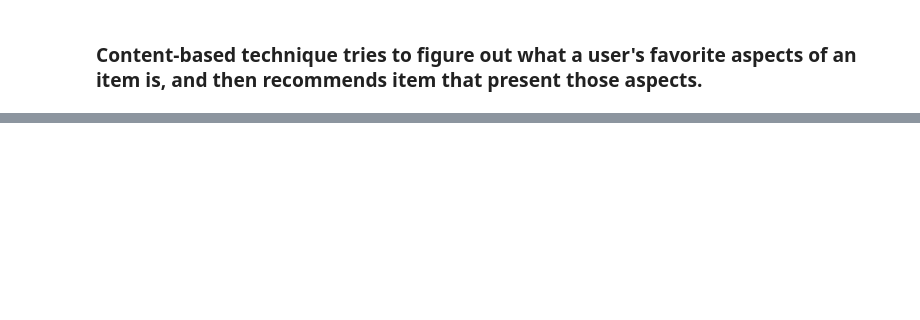
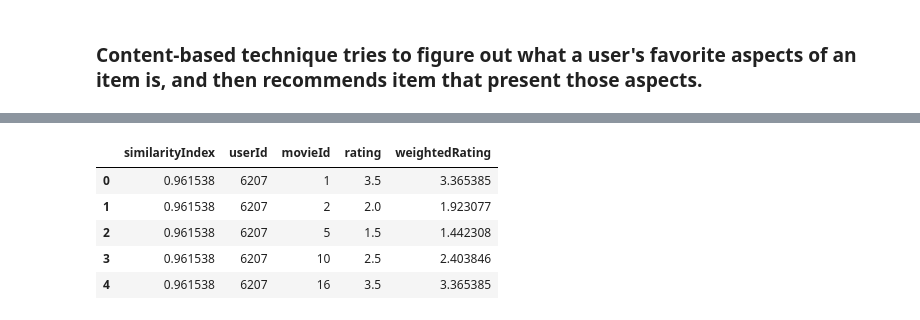
Before and after one commit to MirekMuras/Python-for-Data-Science-and-AI, a Jupyter notebook: Recommendation System .ipynb, the cells around one changed output, grey strips where cells are left out. Saved outputs shown, nothing was run; the diff lists cells and outputs as text; code cells hidden in the pictures; blank space fills up the shorter version.

```diff
--- a/Recommendation System .ipynb
+++ b/Recommendation System .ipynb
@@ -381,0 +513,6 @@ movies_df.loc[movies_df['movieId'].isin(recommendationTable_df.head(20).keys())]
+# %%
+# Sorting it, so user with movie most in common with the input will have priority
+userSubsetGroup = sorted(userSubsetGroup,  key=lambda x: len(x[1]), reverse=True)
+
+# check the first users
+userSubsetGroup[0:3]
@@ -381,0 +585,6 @@ movies_df.loc[movies_df['movieId'].isin(recommendationTable_df.head(20).keys())]
+# %%
+pearsonDF = pd.DataFrame.from_dict(pearsonCorrelationDict, orient='index')
+pearsonDF.columns = ['similarityIndex']
+pearsonDF['userId'] = pearsonDF.index
+pearsonDF.index = range(len(pearsonDF))
+pearsonDF.head()
@@ -381,0 +598,4 @@ movies_df.loc[movies_df['movieId'].isin(recommendationTable_df.head(20).keys())]
+# %%
+# get the top 10 users that are most similar to the input
+topUsers=pearsonDF.sort_values(by='similarityIndex', ascending=False)[0:10]
+topUsers.head()
@@ -381,0 +613,4 @@ movies_df.loc[movies_df['movieId'].isin(recommendationTable_df.head(20).keys())]
+# %%
+# Merge these two tables
+topUsersRating=topUsers.merge(ratings_df, left_on='userId', right_on='userId', how='inner')
+topUsersRating.head()
@@ -381,0 +624,11 @@ movies_df.loc[movies_df['movieId'].isin(recommendationTable_df.head(20).keys())]
+# %%
+#Multiplies the similarity by the user's ratings
+topUsersRating['weightedRating'] = topUsersRating['similarityIndex']*topUsersRating['rating']
+topUsersRating.head()
+# %% [output]
+|  | similarityIndex | userId | movieId | rating | weightedRating |
+| 0 | 0.961538 | 6207 | 1 | 3.5 | 3.365385 |
+| 1 | 0.961538 | 6207 | 2 | 2.0 | 1.923077 |
+| 2 | 0.961538 | 6207 | 5 | 1.5 | 1.442308 |
+| 3 | 0.961538 | 6207 | 10 | 2.5 | 2.403846 |
+| 4 | 0.961538 | 6207 | 16 | 3.5 | 3.365385 |
```
Also changed, not shown: parts of 26 cells of this notebook.
